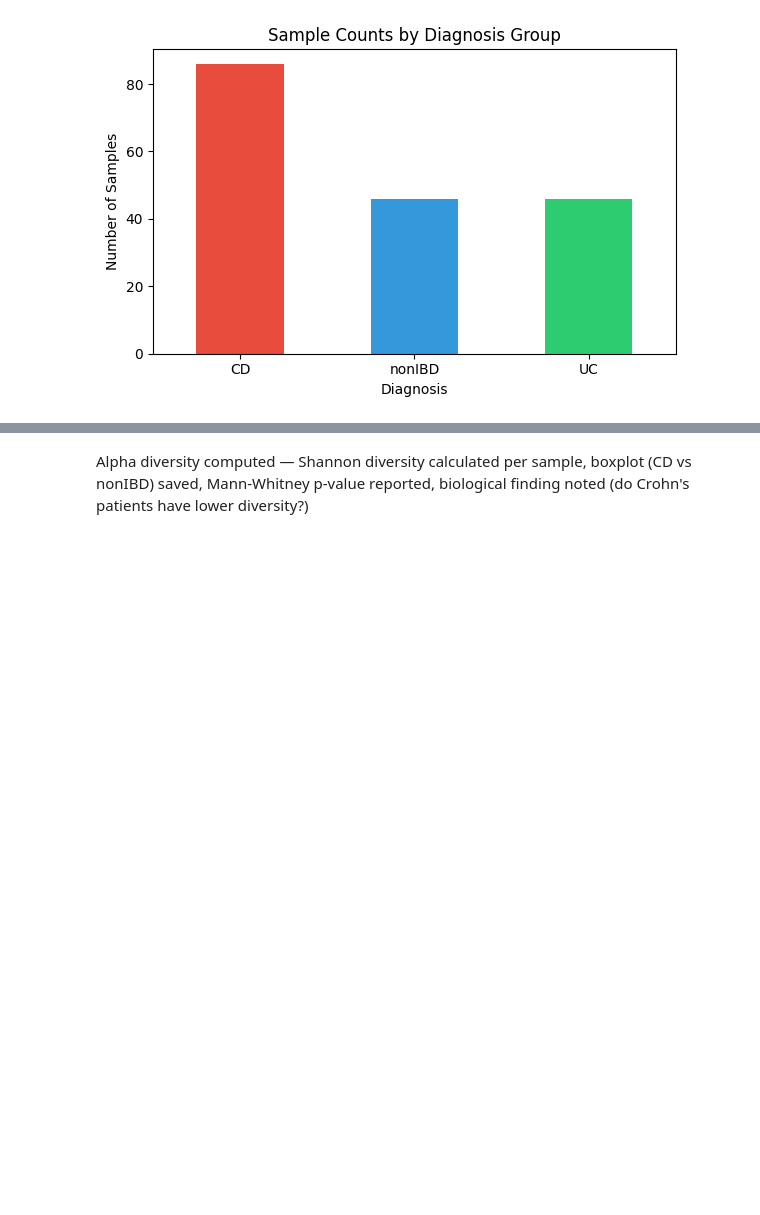
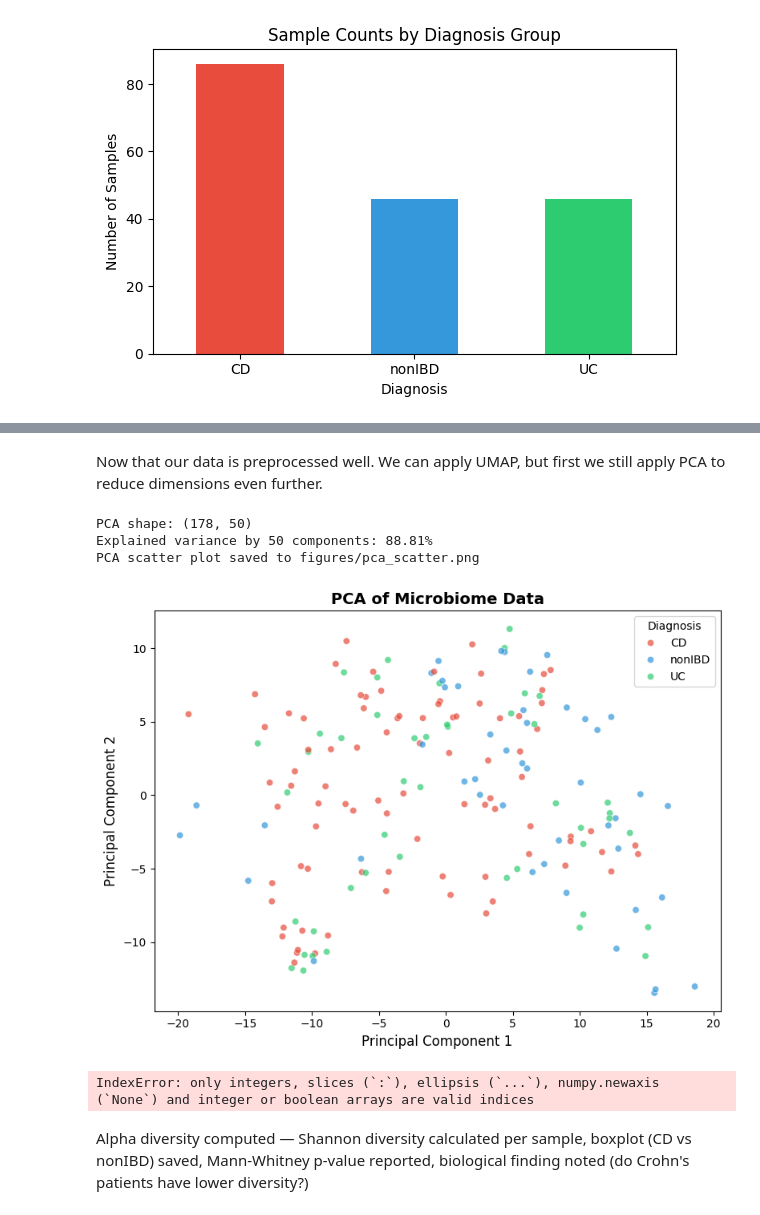
Before and after one commit to liamcampbell-png/crohns-microbiome-ml, a Jupyter notebook: notebooks/01_exploration.ipynb, the cells around one changed output, grey strips where cells are left out. Saved outputs shown, nothing was run; the diff lists cells and outputs as text; code cells hidden in the pictures; blank space fills up the shorter version.

```diff
--- a/notebooks/01_exploration.ipynb
+++ b/notebooks/01_exploration.ipynb
@@ -253,3 +177,47 @@ Tip: run `otu_only` alone in a cell for a scrollable interactive table in Jupyte
+# %% [markdown]
+Now that our data is preprocessed well. We can apply UMAP, but first we still apply PCA to reduce dimensions even further.
+# %%
+#apply PCA with n=50 components to reduce dimensionality while retaining most variance
+from sklearn.decomposition import PCA
+pca = PCA(n_components=50, random_state=42)
+otu_pca = pca.fit_transform(otu_final)
+print(f"PCA shape: {otu_pca.shape}")
+print(f"Explained variance by 50 components: {pca.explained_variance_ratio_.sum():.2%}")
+pca_df = pd.DataFrame(otu_pca, columns=[f'PC{i+1}' for i in range(otu_pca.shape[1])], index=otu_final.index)
+pca_df = pca_df.join(otu_meta[['diagnosis']])
+plt.figure(figsize=(8, 6))
+sns.scatterplot(data=pca_df, x='PC1', y='PC2', hue='diagnosis', palette=['#e74c3c','#3498db','#2ecc71'], alpha=0.7)
+plt.title('PCA of Microbiome Data', fontsize=14, fontweight='bold')
+plt.xlabel('Principal Component 1', fontsize=12)
+plt.ylabel('Principal Component 2', fontsize=12)
+plt.legend(title='Diagnosis')
+plt.tight_layout()
+plt.savefig('../figures/pca_scatter.png', dpi=150)
+print("PCA scatter plot saved to figures/pca_scatter.png")
+plt.show()
+# %% [output]
+PCA shape: (178, 50)
+Explained variance by 50 components: 88.81%
+PCA scatter plot saved to figures/pca_scatter.png
+[figure, added]
+# %%
+#Run UMAP for dimensionality reduction between just nonIBD and IBD samples and visualization using n_neighbors=30 to capture local structure while maintaining global relationships.
+
+umap_reducer = umap.UMAP(n_neighbors=30, random_state=42)
+umap_embedding = umap_reducer.fit_transform(otu_final)
+umap_df = pd.DataFrame(umap_embedding, columns=['UMAP1', 'UMAP2'], index=otu_final.index)
+umap_df = umap_df.join(otu_pca[['diagnosis']])
+plt.figure(figsize=(8, 6))
+sns.scatterplot(data=umap_df, x='UMAP1', y='UMAP2', hue='diagnosis', palette=['#e74c3c','#3498db','#2ecc71'], alpha=0.7)
+plt.title('UMAP of Microbiome Data', fontsize=14, fontweight='bold')
+plt.xlabel('UMAP Dimension 1', fontsize=12)
+plt.ylabel('UMAP Dimension 2', fontsize=12)
+plt.legend(title='Diagnosis')
+plt.tight_layout()
+plt.savefig('../figures/umap_scatter.png', dpi=150)
+print("UMAP scatter plot saved to figures/umap_scatter.png")
+# %% [output]
+IndexError: only integers, slices (`:`), ellipsis (`...`), numpy.newaxis (`None`) and integer or boolean arrays are valid indices
 # %% [markdown]
 Alpha diversity computed — Shannon diversity calculated per sample, boxplot (CD vs nonIBD) saved, Mann-Whitney p-value reported, biological finding noted (do Crohn's patients have lower diversity?)
 # %% [markdown]
```
Also changed, not shown: parts of 16 cells of this notebook, 7 other files.
